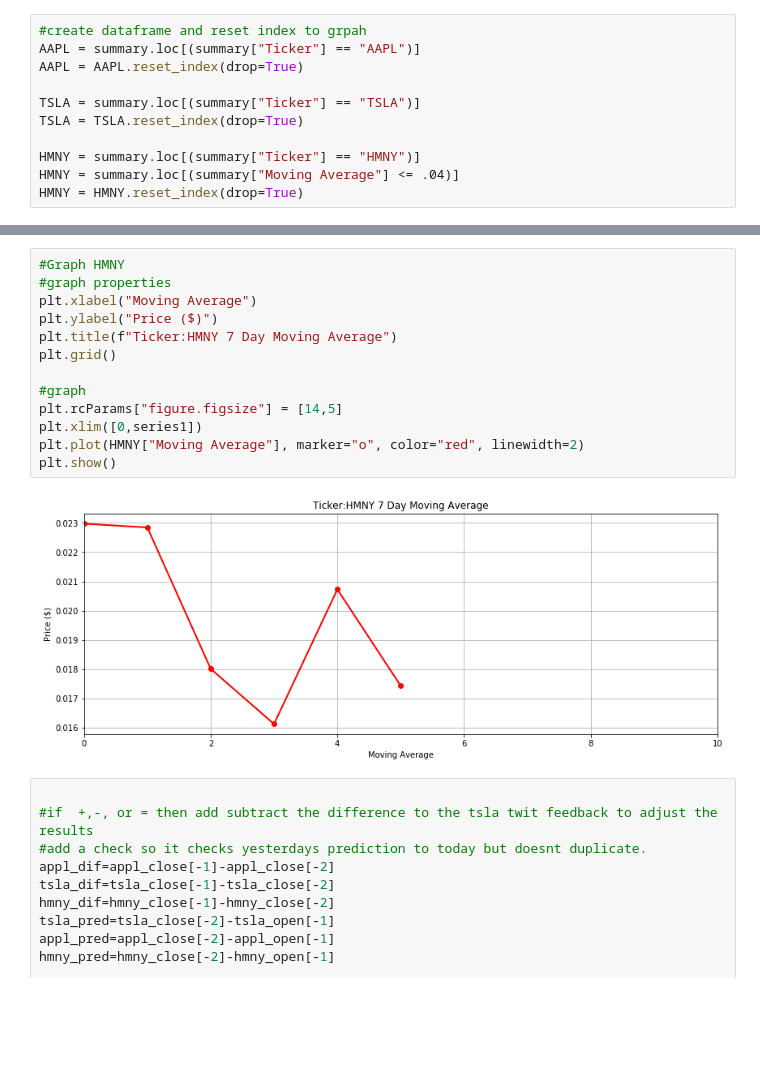
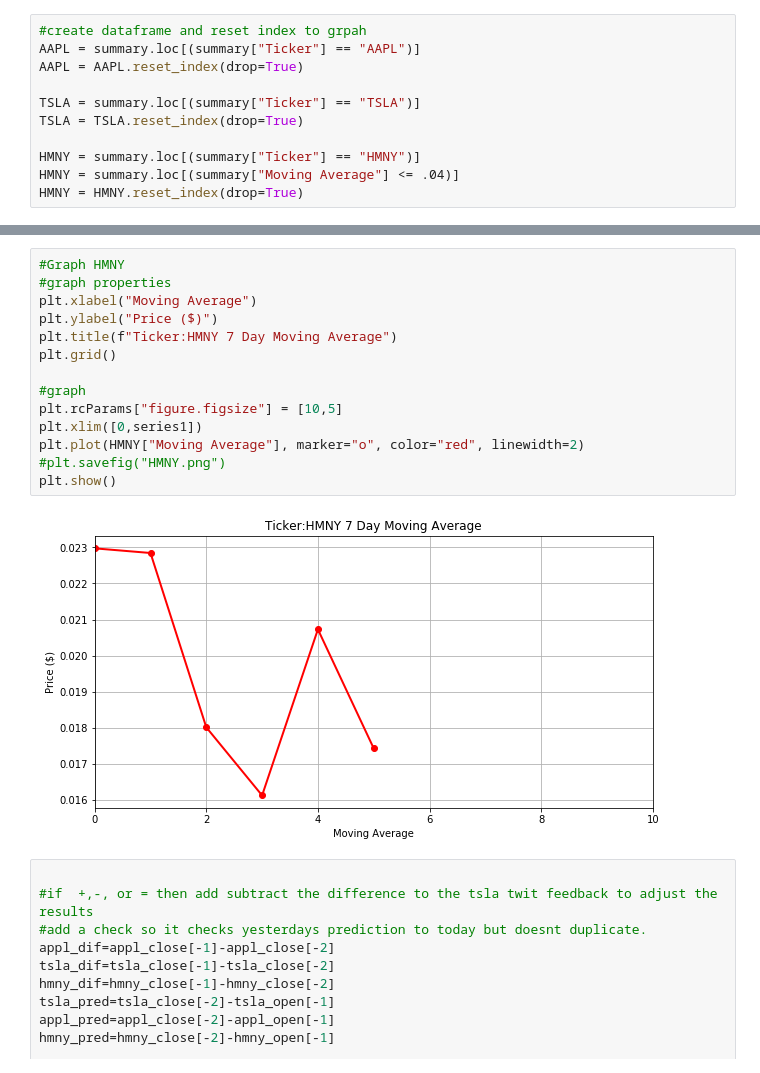
Before and after one commit to helenwu42/Boot_Camp_Project1, a Jupyter notebook: Project1.ipynb, the cells around one changed output, grey strips where cells are left out. Drawn from its saved outputs; the diff is of its cells as text; blank space fills up the shorter version.

```diff
--- a/Project1.ipynb
+++ b/Project1.ipynb
@@ -296,18 +298,19 @@ plt.show()
 # %%
 #Graph HMNY
 #graph properties
 plt.xlabel("Moving Average")
 plt.ylabel("Price ($)")
 plt.title(f"Ticker:HMNY 7 Day Moving Average")
 plt.grid()
 
 #graph
-plt.rcParams["figure.figsize"] = [14,5]
+plt.rcParams["figure.figsize"] = [10,5]
 plt.xlim([0,series1])
 plt.plot(HMNY["Moving Average"], marker="o", color="red", linewidth=2)
+#plt.savefig("HMNY.png")
 plt.show()
 # %% [output]
-[figure, old version]
+[figure, new version]
 # %%
 
 #if  +,-, or = then add subtract the difference to the tsla twit feedback to adjust the results
```
Also changed, not shown: parts of 2 cells of this notebook, 3 other files.
